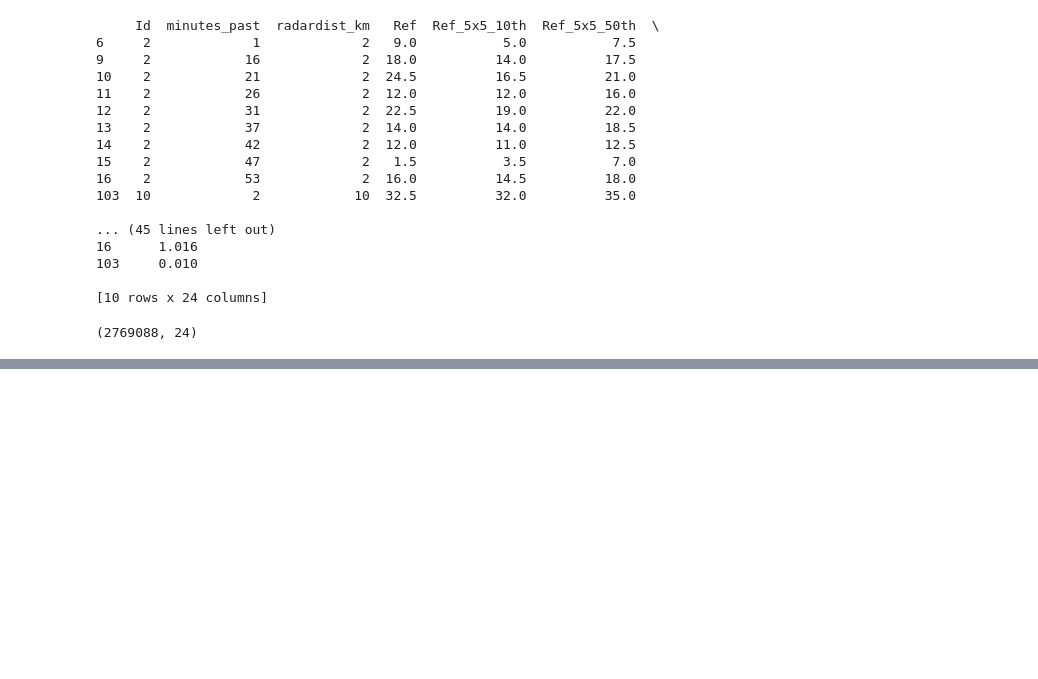
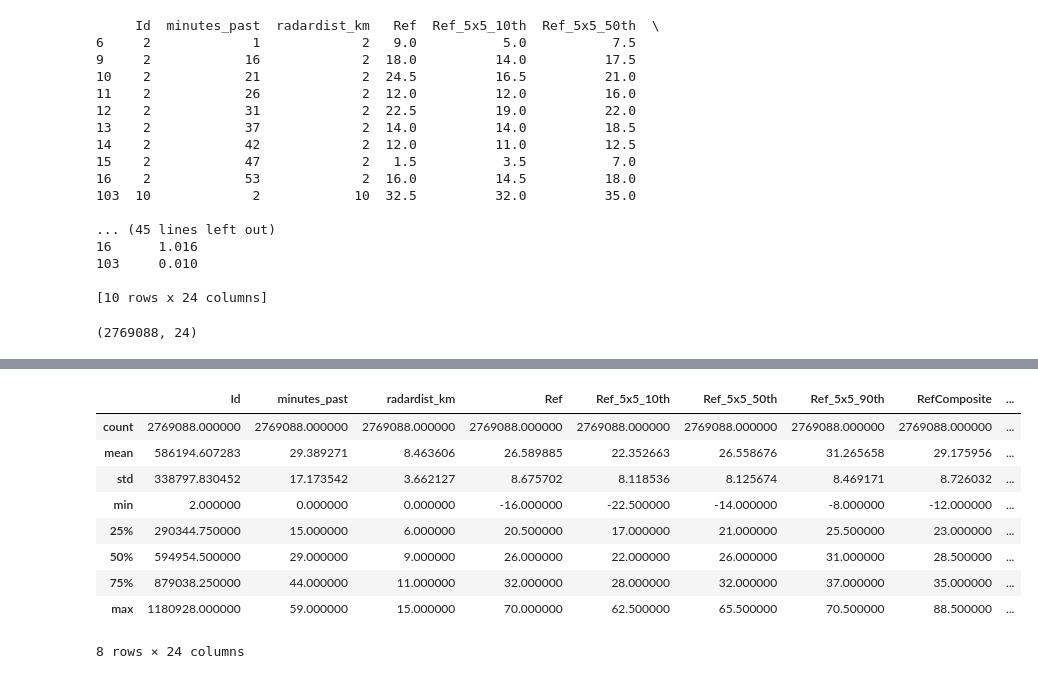
Before and after one commit to amirhamini/Learn_pandas, a Jupyter notebook: rain_data.ipynb, the cells around one changed output, grey strips where cells are left out. Cells and saved outputs as stored; diff of their text form; code cells hidden in the pictures; blank space fills up the shorter version.

```diff
--- a/rain_data.ipynb
+++ b/rain_data.ipynb
@@ -76,0 +91,13 @@ print df_nan_dropped.shape
+# %%
+df_nan_dropped.describe()
+# %% [output]
+|  | Id | minutes_past | radardist_km | Ref | Ref_5x5_10th | Ref_5x5_50th | Ref_5x5_90th | RefComposite | ... |
+| count | 2769088.000000 | 2769088.000000 | 2769088.000000 | 2769088.000000 | 2769088.000000 | 2769088.000000 | 2769088.000000 | 2769088.000000 | ... |
+| mean | 586194.607283 | 29.389271 | 8.463606 | 26.589885 | 22.352663 | 26.558676 | 31.265658 | 29.175956 | ... |
+| std | 338797.830452 | 17.173542 | 3.662127 | 8.675702 | 8.118536 | 8.125674 | 8.469171 | 8.726032 | ... |
+| min | 2.000000 | 0.000000 | 0.000000 | -16.000000 | -22.500000 | -14.000000 | -8.000000 | -12.000000 | ... |
+| 25% | 290344.750000 | 15.000000 | 6.000000 | 20.500000 | 17.000000 | 21.000000 | 25.500000 | 23.000000 | ... |
+| 50% | 594954.500000 | 29.000000 | 9.000000 | 26.000000 | 22.000000 | 26.000000 | 31.000000 | 28.500000 | ... |
+| 75% | 879038.250000 | 44.000000 | 11.000000 | 32.000000 | 28.000000 | 32.000000 | 37.000000 | 35.000000 | ... |
+| max | 1180928.000000 | 59.000000 | 15.000000 | 70.000000 | 62.500000 | 65.500000 | 70.500000 | 88.500000 | ... |
+8 rows × 24 columns
```
Also changed, not shown: parts of 5 cells of this notebook.
